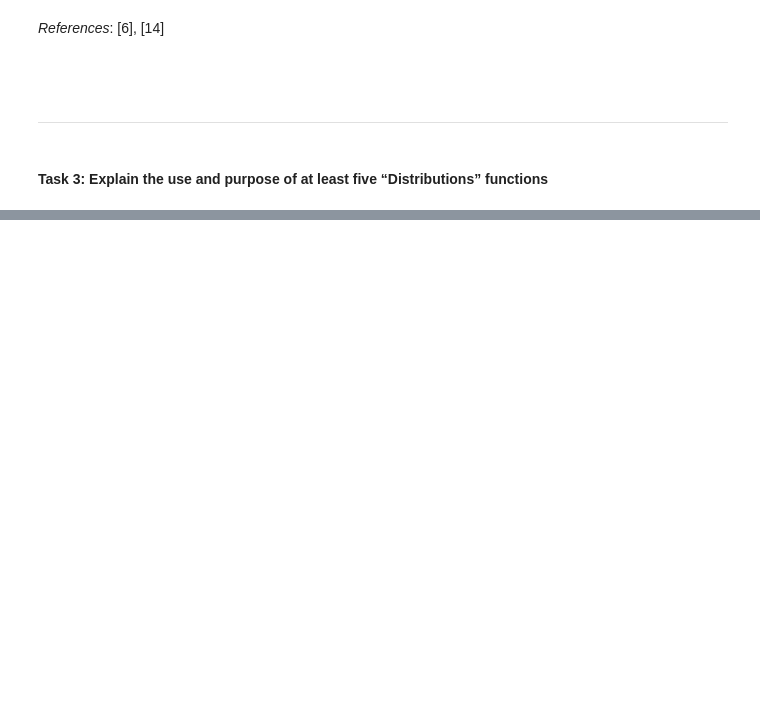
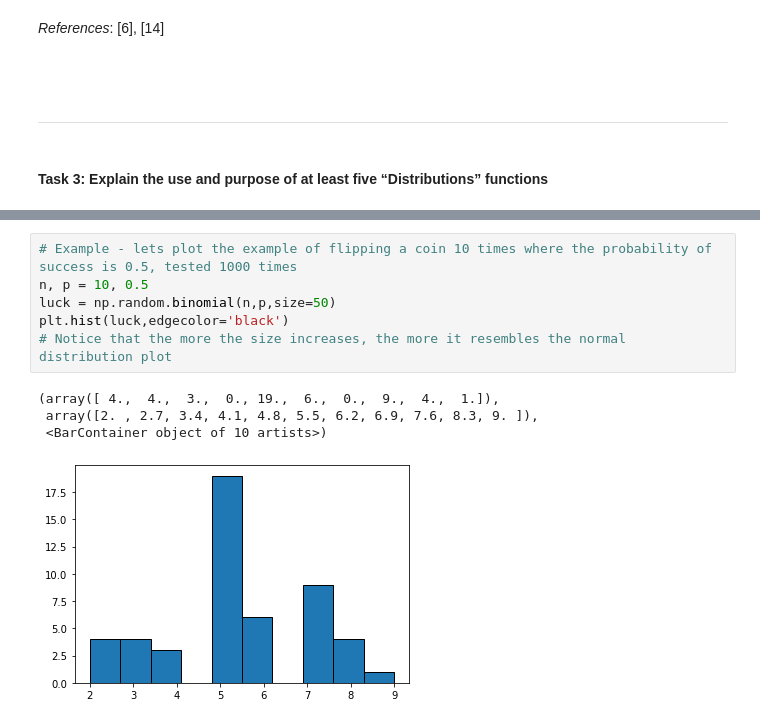
Before and after one commit to G00398258/progforda_assignment, a Jupyter notebook: progda_assignment.ipynb, the cells around one changed output, grey strips where cells are left out. Drawn from its saved outputs; the diff is of its cells as text; blank space fills up the shorter version.

```diff
--- a/progda_assignment.ipynb
+++ b/progda_assignment.ipynb
@@ -374,0 +523,11 @@ You can't discuss generating random numbers without discussing normal distributi
+# %%
+# Example - lets plot the example of flipping a coin 10 times where the probability of success is 0.5, tested 1000 times
+n, p = 10, 0.5
+luck = np.random.binomial(n,p,size=50)
+plt.hist(luck,edgecolor='black')
+# Notice that the more the size increases, the more it resembles the normal distribution plot
+# %% [output]
+(array([ 4.,  4.,  3.,  0., 19.,  6.,  0.,  9.,  4.,  1.]),
+ array([2. , 2.7, 3.4, 4.1, 4.8, 5.5, 6.2, 6.9, 7.6, 8.3, 9. ]),
+ <BarContainer object of 10 artists>)
+[figure, added]
```
Also changed, not shown: parts of 58 cells of this notebook.
